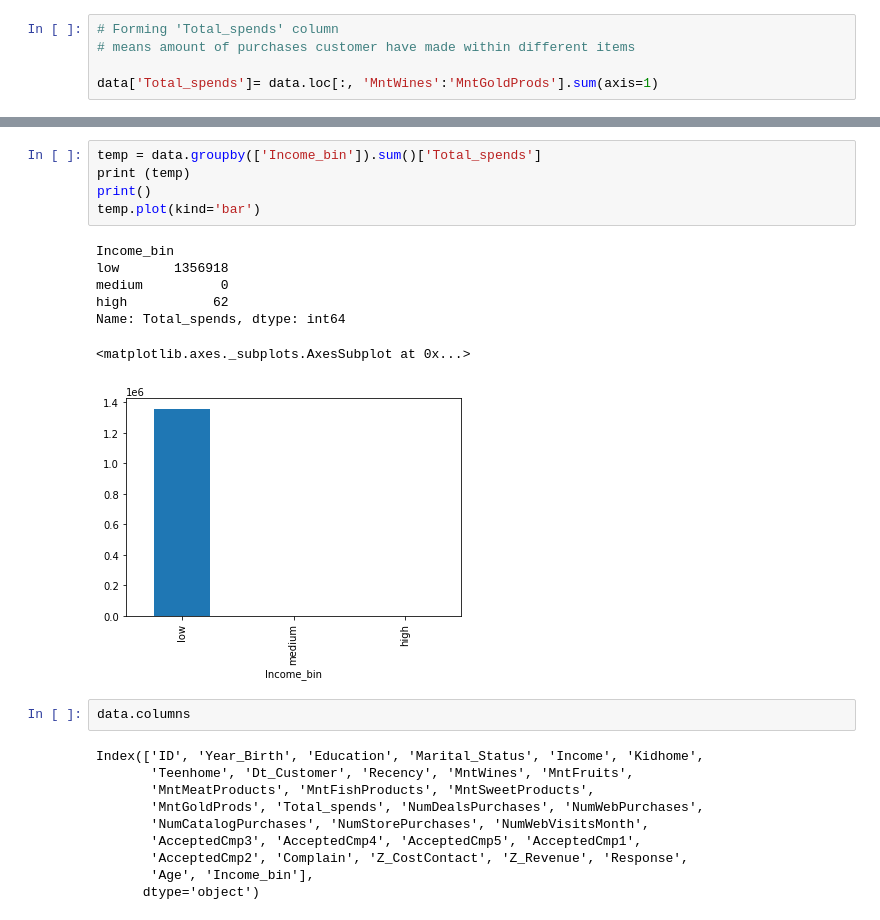
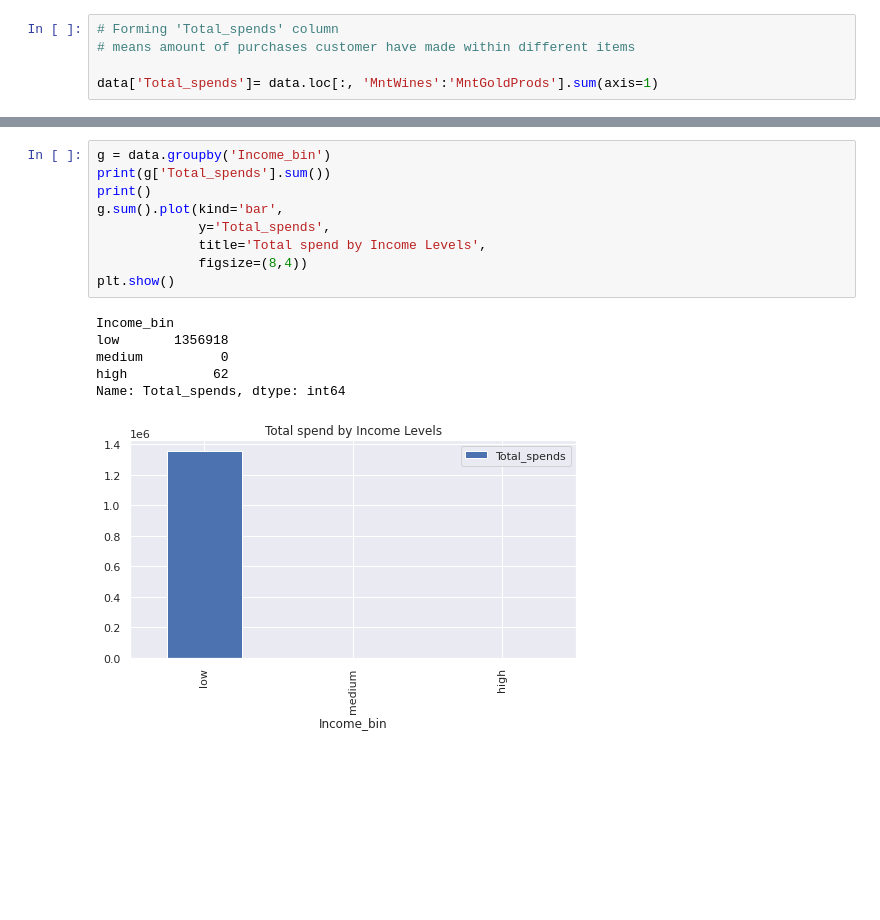
Before and after one commit to mdimran1/portfolio, a Jupyter notebook: Customer-segment-prediction/analysis.ipynb, the cells around one changed output, grey strips where cells are left out. Saved outputs shown, nothing was run; the diff lists cells and outputs as text; blank space fills up the shorter version.

```diff
--- a/Customer-segment-prediction/analysis.ipynb
+++ b/Customer-segment-prediction/analysis.ipynb
@@ -374,25 +404,16 @@ Total spends by Income level
-# %%
-temp = data.groupby(['Income_bin']).sum()['Total_spends']
-print (temp)
-print()
-temp.plot(kind='bar')
-# %% [output]
-Income_bin
-low       1356918
-medium          0
-high           62
-Name: Total_spends, dtype: int64
-<matplotlib.axes._subplots.AxesSubplot at 0x...>
-[figure, removed]
-# %%
-data.columns
-# %% [output]
-Index(['ID', 'Year_Birth', 'Education', 'Marital_Status', 'Income', 'Kidhome',
-       'Teenhome', 'Dt_Customer', 'Recency', 'MntWines', 'MntFruits',
-       'MntMeatProducts', 'MntFishProducts', 'MntSweetProducts',
-       'MntGoldProds', 'Total_spends', 'NumDealsPurchases', 'NumWebPurchases',
-       'NumCatalogPurchases', 'NumStorePurchases', 'NumWebVisitsMonth',
-       'AcceptedCmp3', 'AcceptedCmp4', 'AcceptedCmp5', 'AcceptedCmp1',
-       'AcceptedCmp2', 'Complain', 'Z_CostContact', 'Z_Revenue', 'Response',
-       'Age', 'Income_bin'],
-      dtype='object')
+# %%
+g = data.groupby('Income_bin')
+print(g['Total_spends'].sum())
+print()
+g.sum().plot(kind='bar',
+             y='Total_spends',
+             title='Total spend by Income Levels',
+             figsize=(8,4))
+plt.show()
+# %% [output]
+Income_bin
+low       1356918
+medium          0
+high           62
+Name: Total_spends, dtype: int64
+[figure, added]
```
Also changed, not shown: parts of 31 cells of this notebook.
